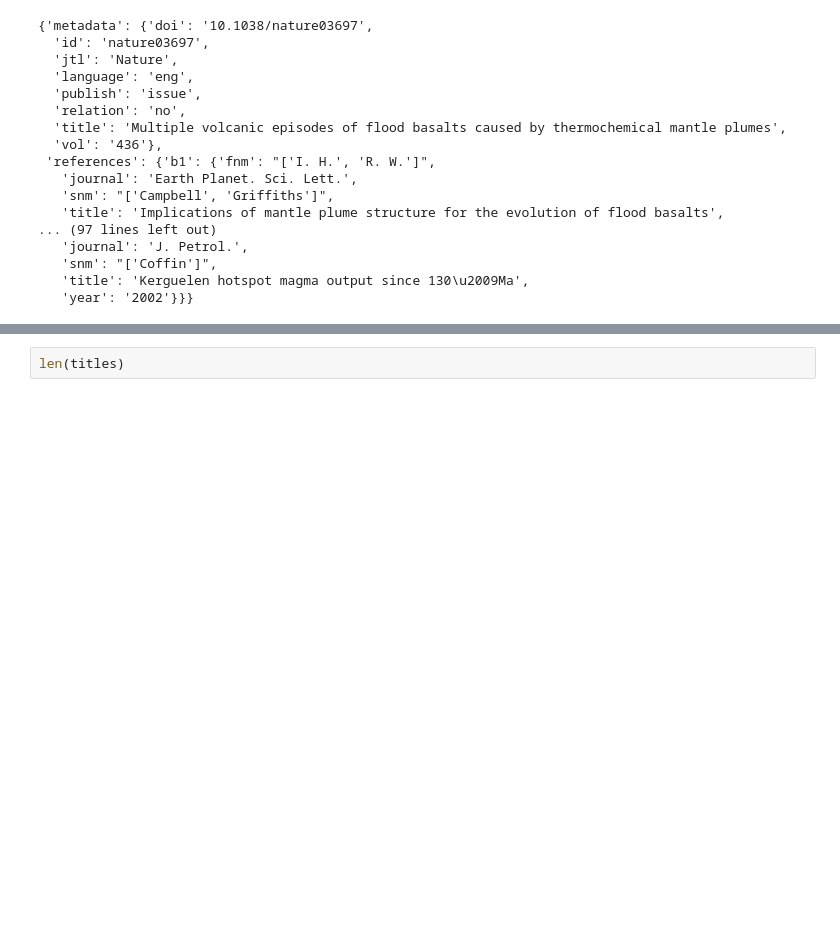
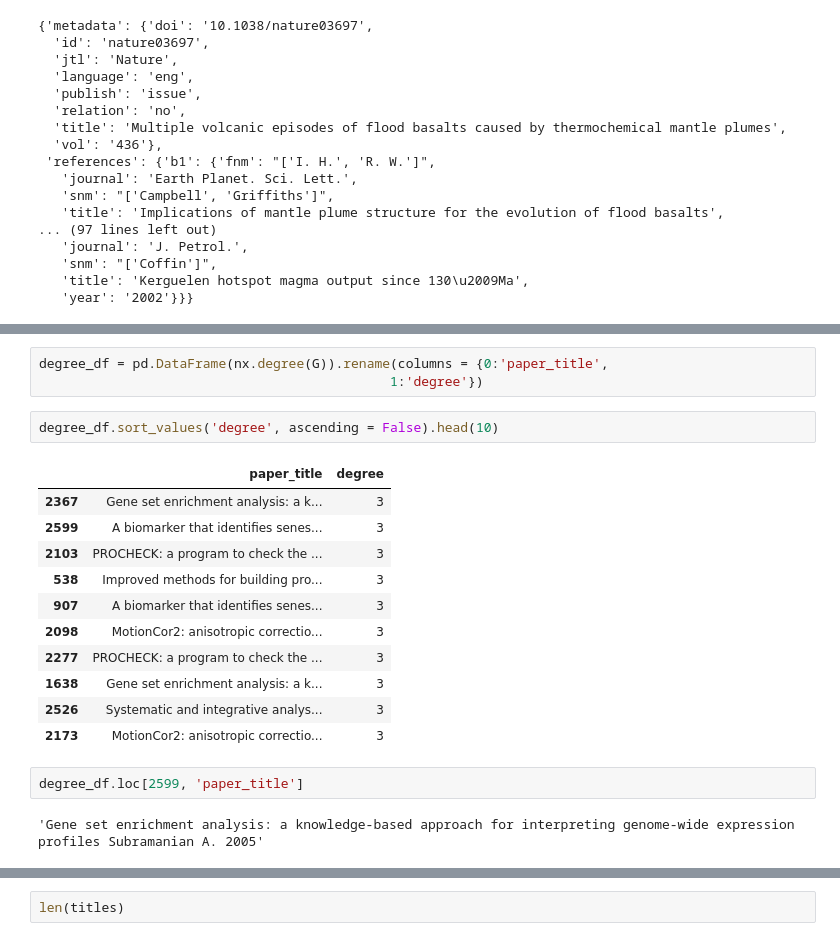
Before and after one commit to Omairss/LatentCitations, a Jupyter notebook: Nature_EDA.ipynb, the cells around one changed output, grey strips where cells are left out. Saved outputs shown, nothing was run; the diff lists cells and outputs as text; blank space fills up the shorter version.

```diff
--- a/Nature_EDA.ipynb
+++ b/Nature_EDA.ipynb
@@ -633,0 +674,21 @@ Please use `tqdm.notebook.tqdm` instead of `tqdm.tqdm_notebook`
+# %%
+degree_df = pd.DataFrame(nx.degree(G)).rename(columns = {0:'paper_title',
+                                             1:'degree'})
+# %%
+degree_df.sort_values('degree', ascending = False).head(10)
+# %% [output]
+|  | paper_title | degree |
+| 2367 | Gene set enrichment analysis: a k... | 3 |
+| 2599 | A biomarker that identifies senes... | 3 |
+| 2103 | PROCHECK: a program to check the ... | 3 |
+| 538 | Improved methods for building pro... | 3 |
+| 907 | A biomarker that identifies senes... | 3 |
+| 2098 | MotionCor2: anisotropic correctio... | 3 |
+| 2277 | PROCHECK: a program to check the ... | 3 |
+| 1638 | Gene set enrichment analysis: a k... | 3 |
+| 2526 | Systematic and integrative analys... | 3 |
+| 2173 | MotionCor2: anisotropic correctio... | 3 |
+# %%
+degree_df.loc[2599, 'paper_title']
+# %% [output]
+'Gene set enrichment analysis: a knowledge-based approach for interpreting genome-wide expression profiles Subramanian A. 2005'
```
Also changed, not shown: parts of 21 cells of this notebook, 1 other file.
